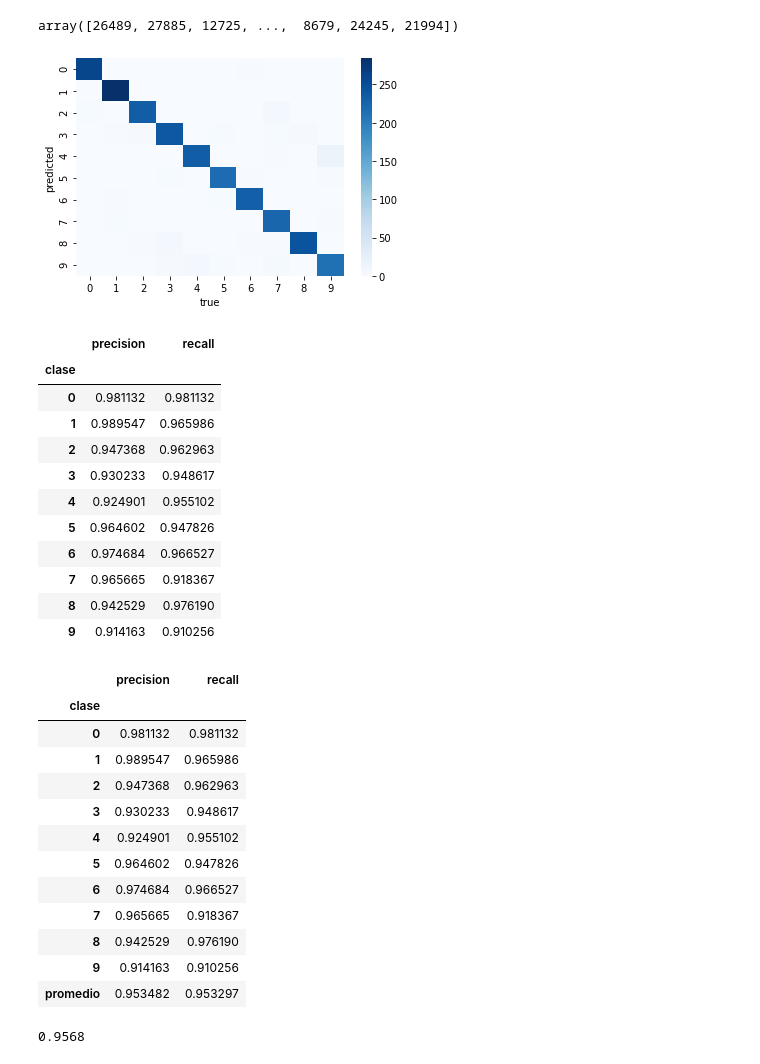
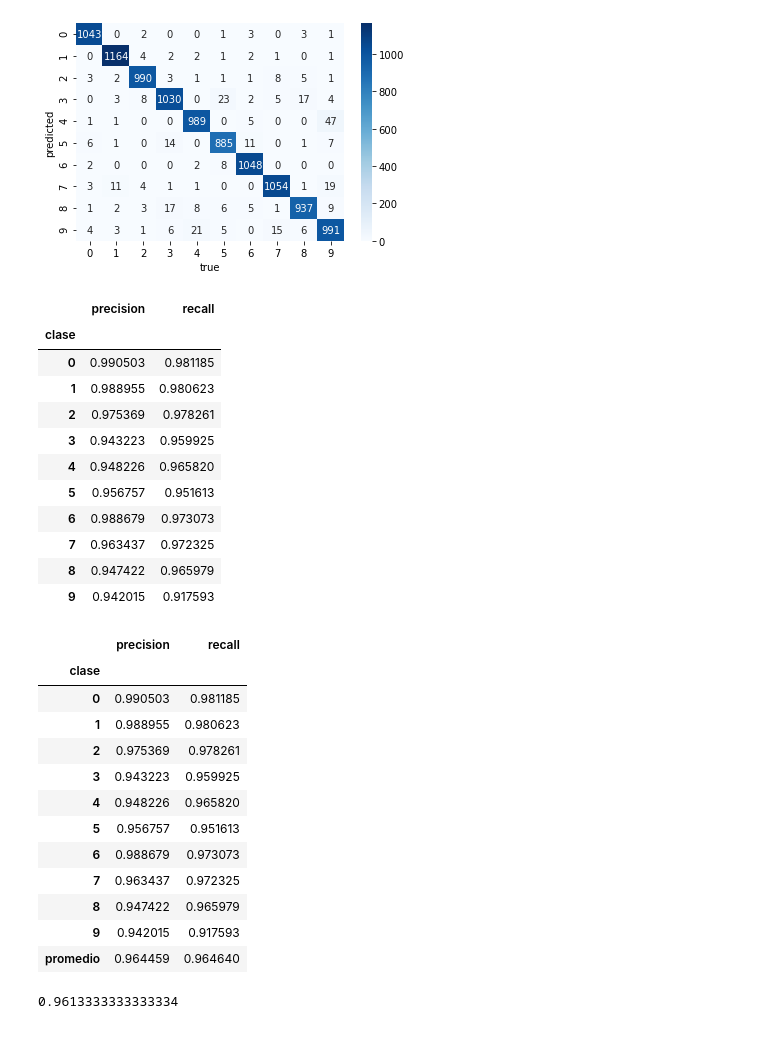
Before and after one commit to pdbruno/metnum-tp2, a Jupyter notebook: scripts/OTRAS_METRICAS.ipynb, the cells around one changed output. Cells and saved outputs as stored; diff of their text form; code cells hidden in the pictures.

Commit message:
otras metricas y random forest hechos

```diff
--- a/scripts/OTRAS_METRICAS.ipynb
+++ b/scripts/OTRAS_METRICAS.ipynb
@@ -9,16 +9,10 @@ import numpy as np
 from sklearn.model_selection import train_test_split
 
 data = pd.read_csv("../data/train.csv")
-
-subset_random_indexes = np.random.choice(data.index.values,10000)
-
-subset_random_indexes
-# %% [output]
-array([26489, 27885, 12725, ...,  8679, 24245, 21994])
 # %%
-train_reduced = data.iloc[subset_random_indexes,:]
-y = train_reduced["label"]
-X = train_reduced[train_reduced.columns[1:]]
+
+y = data["label"]
+X = data[data.columns[1:]]
 # %%
 X_train, X_test,y_train,y_test = train_test_split(X,y)
 
@@ -41,14 +35,14 @@ from seaborn import heatmap
 cMatrix = confusion_matrix(y_test,resultados)
 # %%
 ax = plt.axes()
-hm = heatmap(cMatrix, ax= ax, cmap="Blues")
+hm = heatmap(cMatrix, ax= ax, cmap="Blues", annot=True, fmt = "d")
 
 ax.set_xlabel("true")
 
 ax.set_ylabel("predicted")
 plt.savefig("./graphics/confusion.jpg")
 # %% [output]
-[figure, old version]
+[figure, new version]
 # %%
 precisiones = []
 recalls = []
@@ -71,16 +65,16 @@ result
 # %% [output]
 |  | precision | recall |
 | clase |  |  |
-| 0 | 0.981132 | 0.981132 |
-| 1 | 0.989547 | 0.965986 |
-| 2 | 0.947368 | 0.962963 |
-| 3 | 0.930233 | 0.948617 |
-| 4 | 0.924901 | 0.955102 |
-| 5 | 0.964602 | 0.947826 |
-| 6 | 0.974684 | 0.966527 |
-| 7 | 0.965665 | 0.918367 |
-| 8 | 0.942529 | 0.976190 |
-| 9 | 0.914163 | 0.910256 |
+| 0 | 0.990503 | 0.981185 |
+| 1 | 0.988955 | 0.980623 |
+| 2 | 0.975369 | 0.978261 |
+| 3 | 0.943223 | 0.959925 |
+| 4 | 0.948226 | 0.965820 |
+| 5 | 0.956757 | 0.951613 |
+| 6 | 0.988679 | 0.973073 |
+| 7 | 0.963437 | 0.972325 |
+| 8 | 0.947422 | 0.965979 |
+| 9 | 0.942015 | 0.917593 |
 # %%
 promedios = pd.Series([result["precision"].mean(),result["recall"].mean()])
 promedios.index = ["precision","recall"]
@@ -95,24 +89,24 @@ result
 # %% [output]
 |  | precision | recall |
 | clase |  |  |
-| 0 | 0.981132 | 0.981132 |
-| 1 | 0.989547 | 0.965986 |
-| 2 | 0.947368 | 0.962963 |
-| 3 | 0.930233 | 0.948617 |
-| 4 | 0.924901 | 0.955102 |
-| 5 | 0.964602 | 0.947826 |
-| 6 | 0.974684 | 0.966527 |
-| 7 | 0.965665 | 0.918367 |
-| 8 | 0.942529 | 0.976190 |
-| 9 | 0.914163 | 0.910256 |
-| promedio | 0.953482 | 0.953297 |
+| 0 | 0.990503 | 0.981185 |
+| 1 | 0.988955 | 0.980623 |
+| 2 | 0.975369 | 0.978261 |
+| 3 | 0.943223 | 0.959925 |
+| 4 | 0.948226 | 0.965820 |
+| 5 | 0.956757 | 0.951613 |
+| 6 | 0.988679 | 0.973073 |
+| 7 | 0.963437 | 0.972325 |
+| 8 | 0.947422 | 0.965979 |
+| 9 | 0.942015 | 0.917593 |
+| promedio | 0.964459 | 0.964640 |
 # %%
 from sklearn.ensemble import RandomForestClassifier
 from sklearn.metrics import accuracy_score
 
 model_rfc = RandomForestClassifier()
 model_rfc.fit(X_train, y_train)
-rfc_preds = model_xgb.predict(X_test)
+rfc_preds = model_rfc.predict(X_test)
 print(accuracy_score(y_test, rfc_preds))
 # %% [output]
-0.9568
+0.9613333333333334
```
Also changed, not shown: parts of 6 cells of this notebook.
